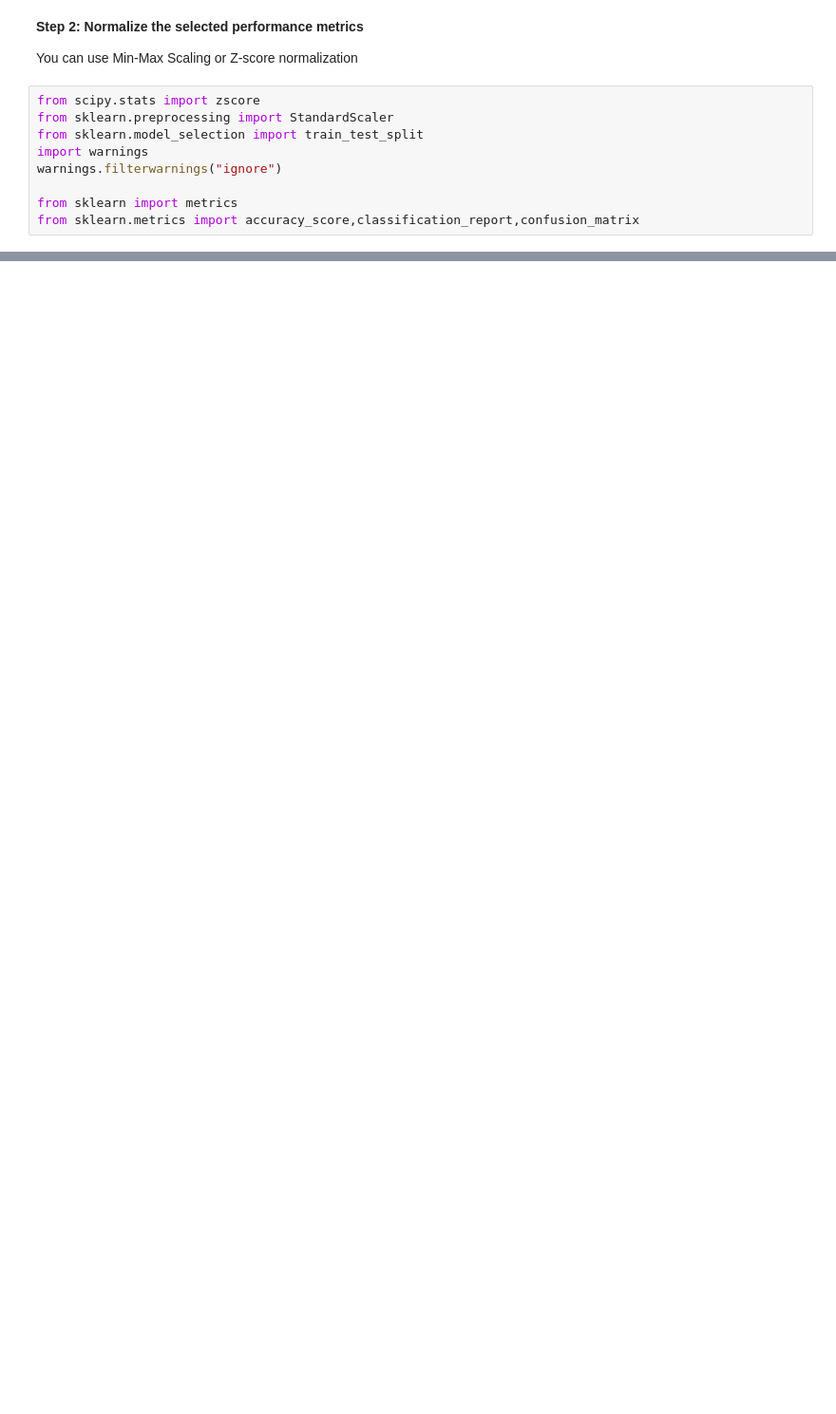
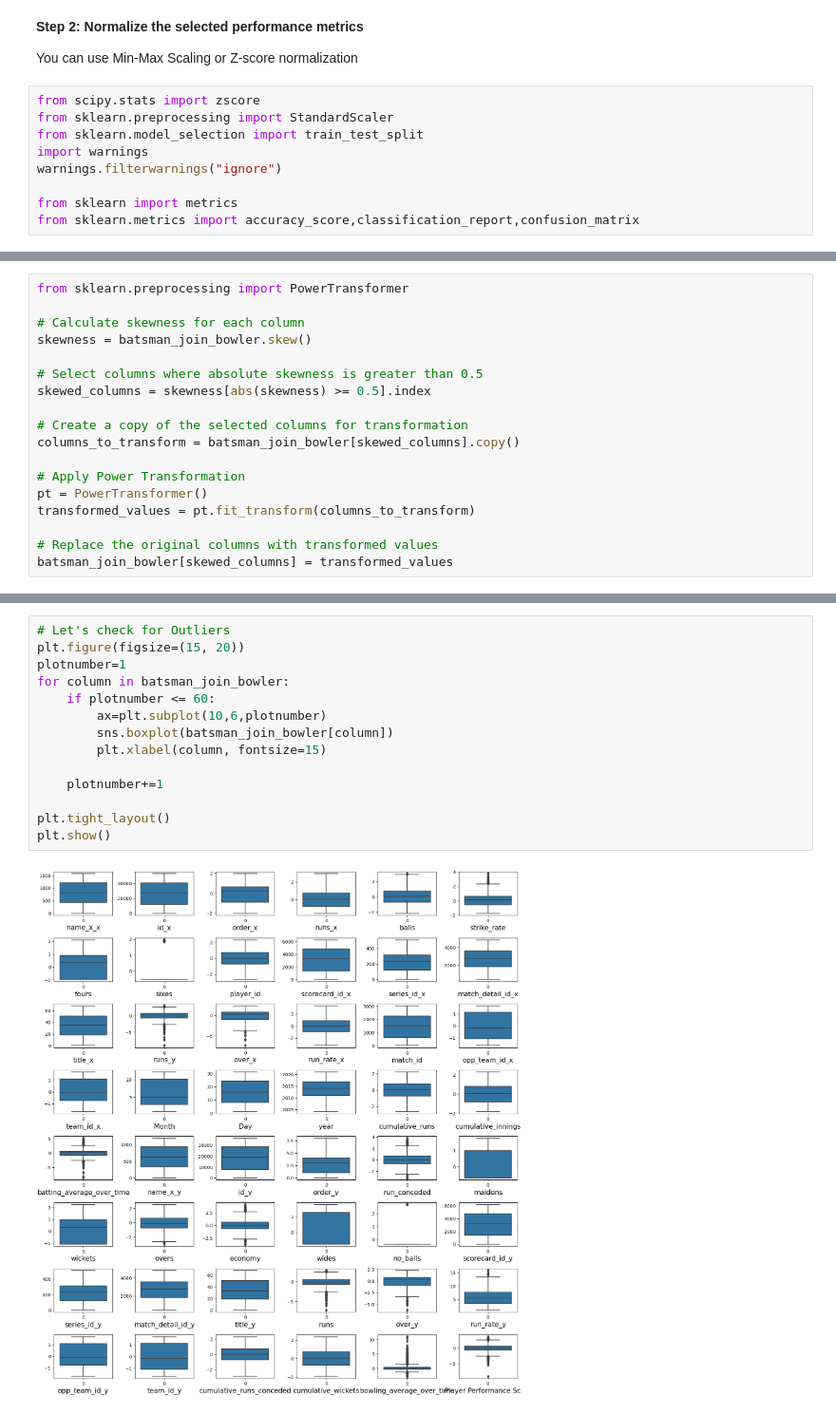
Before and after one commit to MuindeEsther/InternSavy-Projects, a Jupyter notebook: Task 3/prediction.ipynb, the cells around one changed output, grey strips where cells are left out. Shown at 95% size. Cells and saved outputs as stored; diff of their text form; blank space fills up the shorter version.

```diff
--- a/Task 3/prediction.ipynb
+++ b/Task 3/prediction.ipynb
@@ -759,0 +823,18 @@ dtype: float64
+# %%
+from sklearn.preprocessing import PowerTransformer
+
+# Calculate skewness for each column
+skewness = batsman_join_bowler.skew()
+
+# Select columns where absolute skewness is greater than 0.5
+skewed_columns = skewness[abs(skewness) >= 0.5].index
+
+# Create a copy of the selected columns for transformation
+columns_to_transform = batsman_join_bowler[skewed_columns].copy()
+
+# Apply Power Transformation
+pt = PowerTransformer()
+transformed_values = pt.fit_transform(columns_to_transform)
+
+# Replace the original columns with transformed values
+batsman_join_bowler[skewed_columns] = transformed_values
@@ -759,0 +861,16 @@ dtype: float64
+# %%
+# Let's check for Outliers
+plt.figure(figsize=(15, 20))
+plotnumber=1
+for column in batsman_join_bowler:
+    if plotnumber <= 60:
+        ax=plt.subplot(10,6,plotnumber)
+        sns.boxplot(batsman_join_bowler[column])
+        plt.xlabel(column, fontsize=15)
+
+    plotnumber+=1
+
+plt.tight_layout()
+plt.show()
+# %% [output]
+[figure, added]
```
Also changed, not shown: parts of 45 cells of this notebook.
